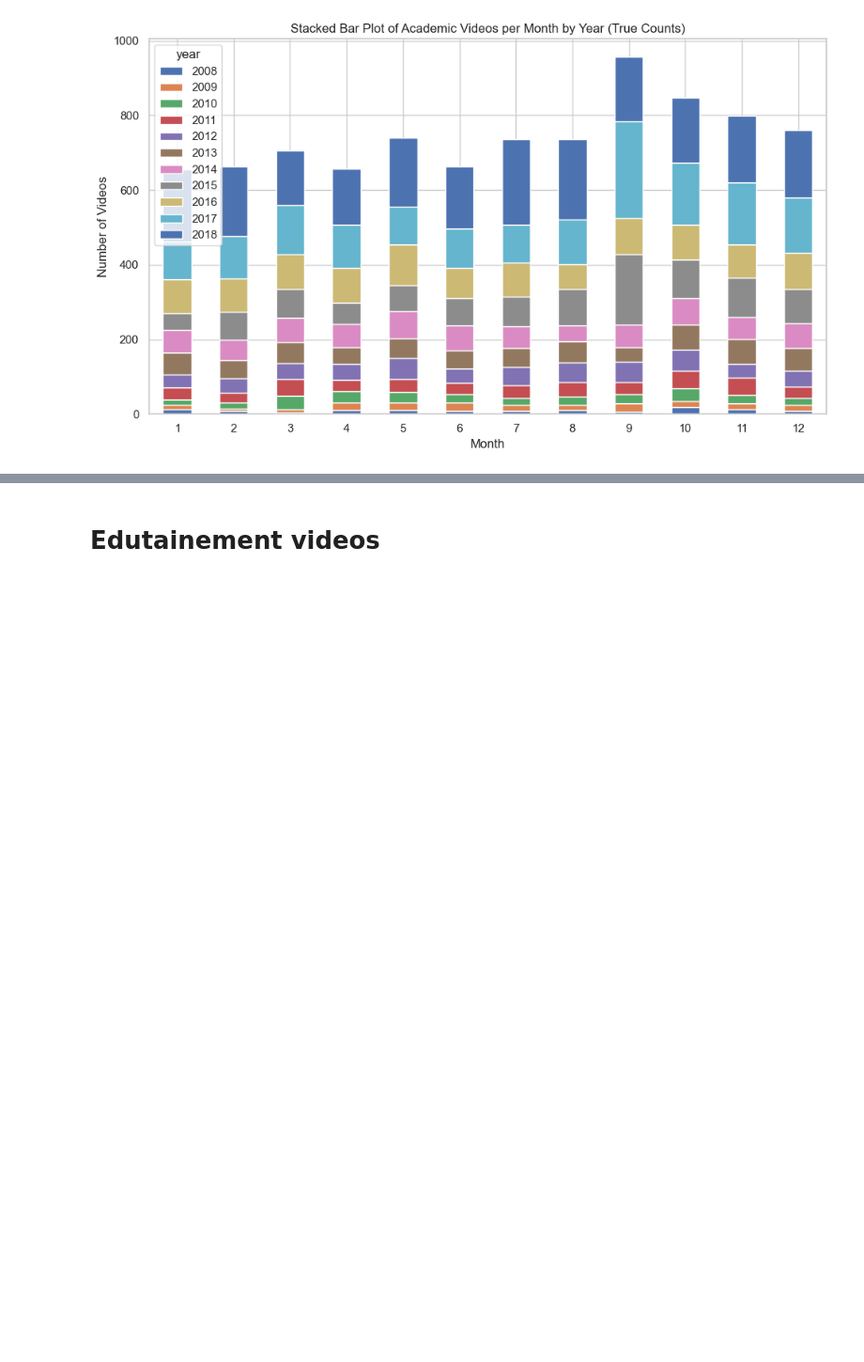
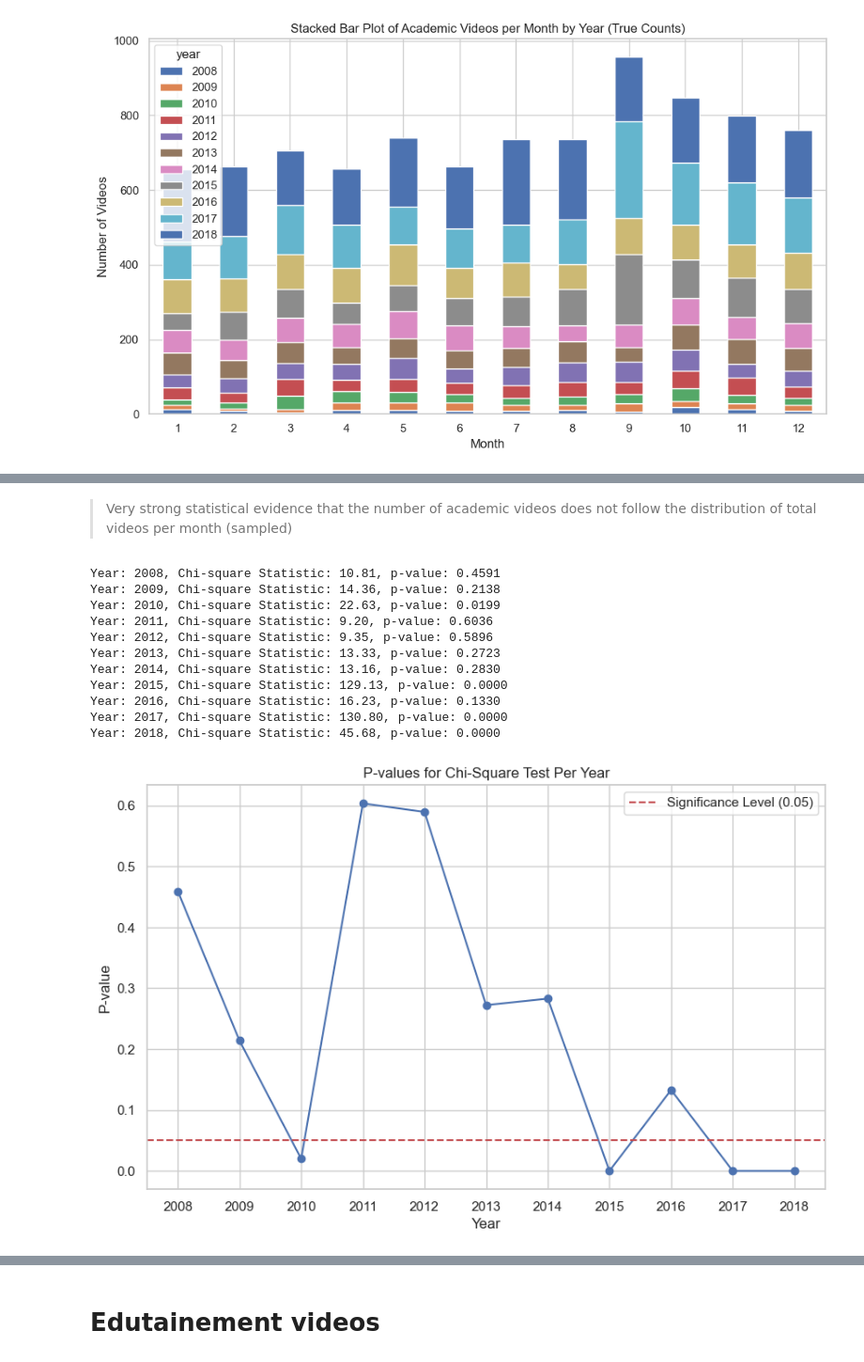
Before and after one commit to epfl-ada/ada-2024-project-sickada, a Jupyter notebook: label_analysis.ipynb, the cells around one changed output, grey strips where cells are left out. Shown at 94% size. Drawn from its saved outputs; the diff is of its cells as text; code cells hidden in the pictures; blank space fills up the shorter version.

Commit message:
ols + chisquare update

```diff
--- a/label_analysis.ipynb
+++ b/label_analysis.ipynb
@@ -297,5 +306,14 @@ classified = classified[classified['year'].isin(years)]
 
 academic = classified[classified['label'] == 'academic']
 
-academic['channel_id'].value_counts()
+# Remove non-complete years to avoid distortion
+monthly_counts = academic.groupby('month').size()
+
+# distribution for the whols sample
+total = classified.groupby('month').size()
+total_scaled = total * (monthly_counts.sum() / total.sum())
+
+
+chi_stat, p_value = chisquare(f_obs=monthly_counts, f_exp=total_scaled)
+print(chi_stat, p_value)
 # %% [output]
@@ -314,0 +321,66 @@ Name: count, Length: 2060, dtype: int64
+# %% [markdown]
+> Very strong statistical evidence that the number of academic videos does not follow the distribution of total videos per month (sampled)
+# %%
+import pandas as pd
+import numpy as np
+from scipy.stats import chisquare
+import matplotlib.pyplot as plt
+
+# Load the data
+classified = pd.read_csv(r'data\raw\Education_videos_classified_BART_50000_3_labels.csv')
+classified['classified_labels'] = classified['classified_labels'].apply(ast.literal_eval)
+classified['label'] = classified['classified_labels'].apply(lambda x: x[0])
+classified['upload_date'] = pd.to_datetime(classified['upload_date'])
+classified['year'] = classified['upload_date'].dt.year
+classified['month'] = classified['upload_date'].dt.month
+
+# Remove 2005, 2006, 2007 as the number of videos is too low
+years = np.arange(2008, 2019)
+classified = classified[classified['year'].isin(years)]
+
+# Filter for academic videos
+academic = classified[classified['label'] == 'academic']
+
+# Overall distribution for the total sample (across all years)
+total = classified.groupby('month').size()
+
+# Initialize storage for p-values
+p_values = []
+
+# Perform chi-square test for each year
+for year in years:
+    # Get monthly counts for academic videos for the current year
+    monthly_counts = academic[academic['year'] == year].groupby('month').size()
+
+    # Get total scaled distribution for the current year
+    total_scaled = total * (monthly_counts.sum() / total.sum())
+
+    # Perform chi-square test
+    chi_stat, p_value = chisquare(f_obs=monthly_counts, f_exp=total_scaled)
+    p_values.append(p_value)
+    print(f"Year: {year}, Chi-square Statistic: {chi_stat:.2f}, p-value: {p_value:.4f}")
+
+# Plot p-values to visualize the contribution of each year
+plt.figure(figsize=(10, 6))
+plt.plot(years, p_values, marker='o')
+plt.axhline(0.05, color='r', linestyle='--', label='Significance Level (0.05)')
+plt.title('P-values for Chi-Square Test Per Year')
+plt.xlabel('Year')
+plt.ylabel('P-value')
+plt.xticks(years)
+plt.legend()
+plt.grid('on')
+plt.show()
+# %% [output]
+Year: 2008, Chi-square Statistic: 10.81, p-value: 0.4591
+Year: 2009, Chi-square Statistic: 14.36, p-value: 0.2138
+Year: 2010, Chi-square Statistic: 22.63, p-value: 0.0199
+Year: 2011, Chi-square Statistic: 9.20, p-value: 0.6036
+Year: 2012, Chi-square Statistic: 9.35, p-value: 0.5896
+Year: 2013, Chi-square Statistic: 13.33, p-value: 0.2723
+Year: 2014, Chi-square Statistic: 13.16, p-value: 0.2830
+Year: 2015, Chi-square Statistic: 129.13, p-value: 0.0000
+Year: 2016, Chi-square Statistic: 16.23, p-value: 0.1330
+Year: 2017, Chi-square Statistic: 130.80, p-value: 0.0000
+Year: 2018, Chi-square Statistic: 45.68, p-value: 0.0000
+[figure, added]
```
Also changed, not shown: parts of 42 cells of this notebook, 2 other files.
